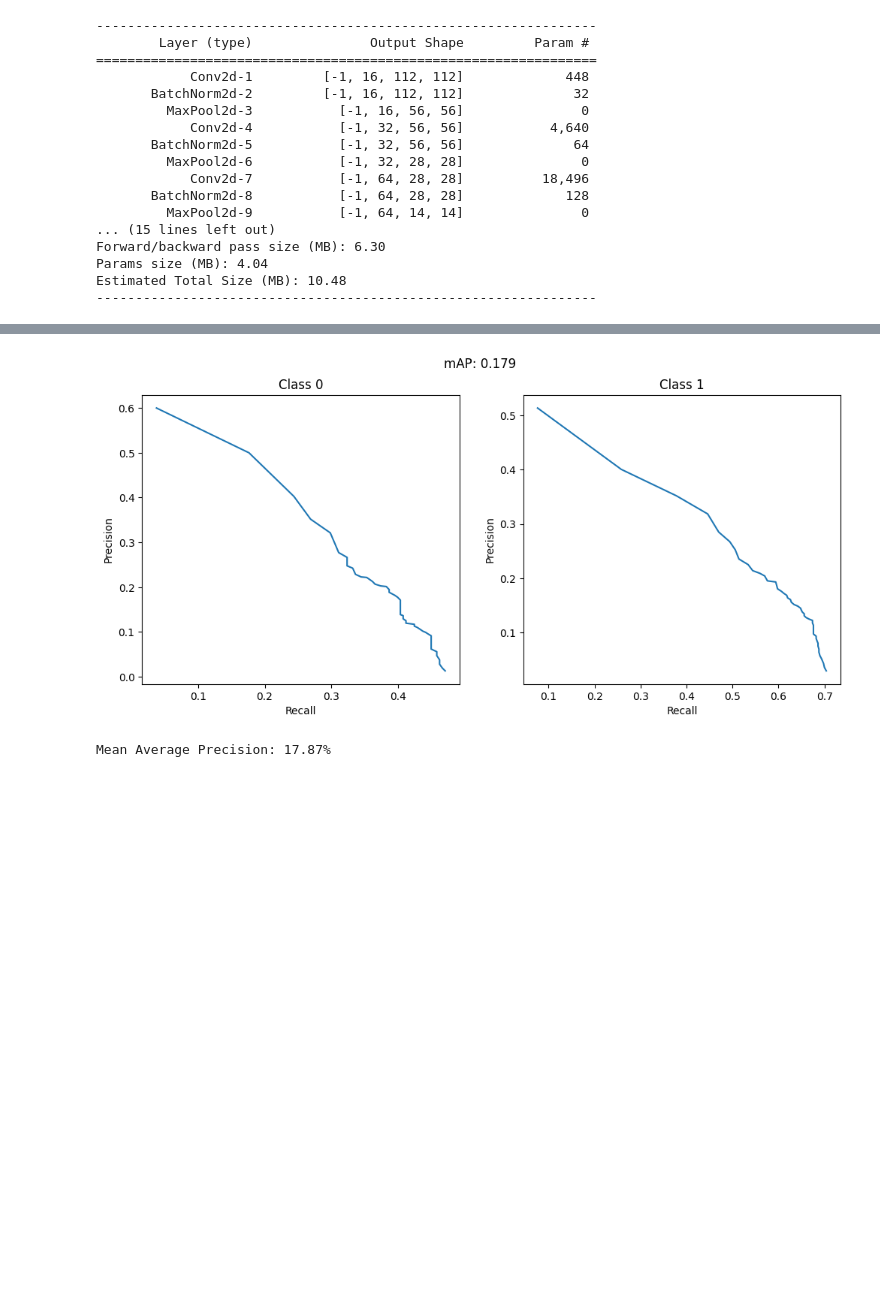
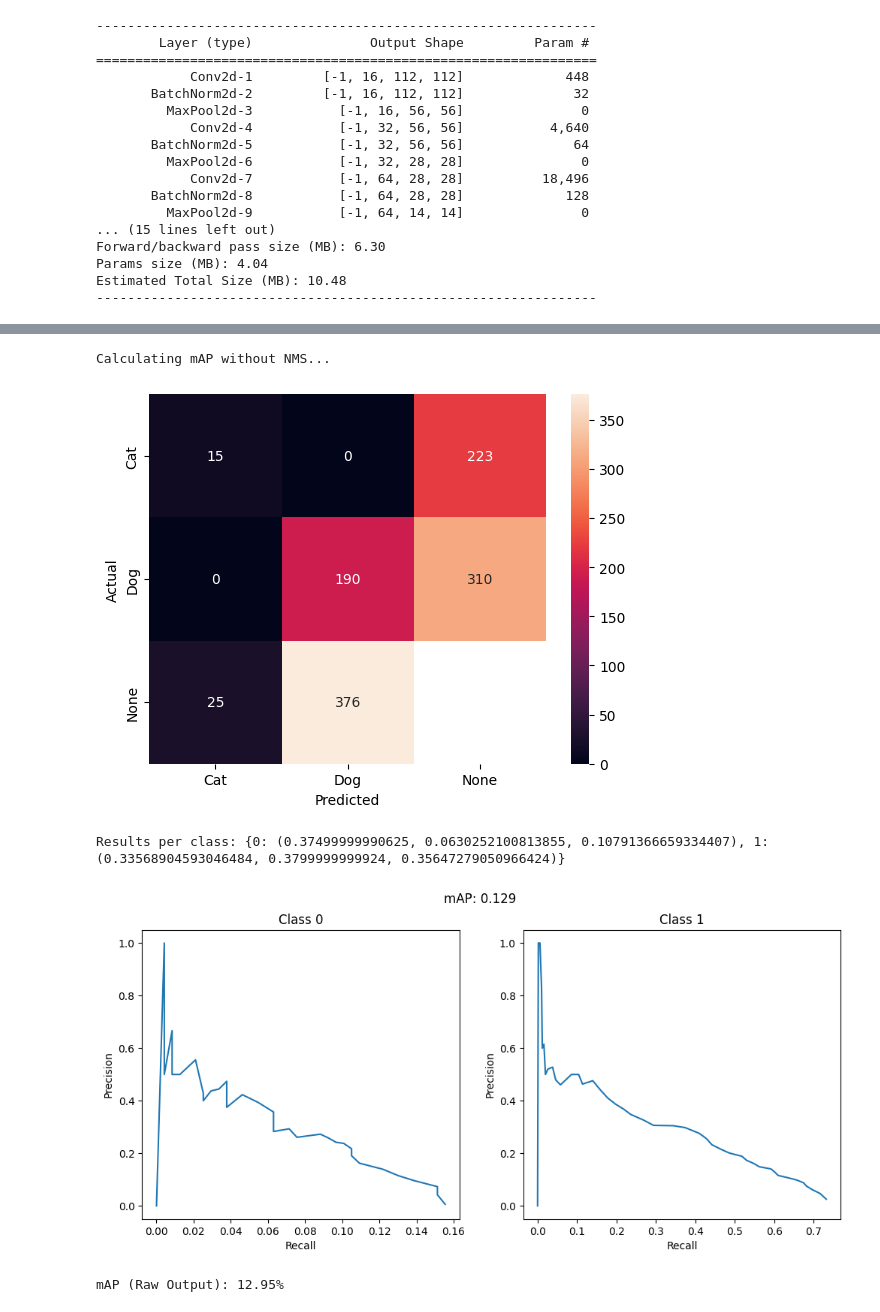
Before and after one commit to Marilia1712/Assignment-4, a Jupyter notebook: assingment4.ipynb, the cells around one changed output, grey strips where cells are left out. Drawn from its saved outputs; the diff is of its cells as text; code cells hidden in the pictures; blank space fills up the shorter version.

```diff
--- a/assingment4.ipynb
+++ b/assingment4.ipynb
@@ -797,8 +839,10 @@ results_nms = trainer.evaluate(
-# %%
-mAP = trainer._comp_mAP(plot_curve=True, use_nms = )
-# %% [output]
-[figure, removed]
-# %%
-print(f"Mean Average Precision: {mAP * 100:.2f}%")
-# %% [output]
-Mean Average Precision: 17.87%
+# %%
+print("Calculating mAP without NMS...")
+mAP_no_nms = trainer._comp_mAP(plot_curve=True, use_nms=False)
+print(f"mAP (Raw Output): {mAP_no_nms * 100:.2f}%")
+# %% [output]
+Calculating mAP without NMS...
+[figure, added]
+Results per class: {0: (0.37499999990625, 0.0630252100813855, 0.10791366659334407), 1: (0.33568904593046484, 0.3799999999924, 0.35647279050966424)}
+[figure, added]
+mAP (Raw Output): 12.95%
```
Also changed, not shown: parts of 10 cells of this notebook.
